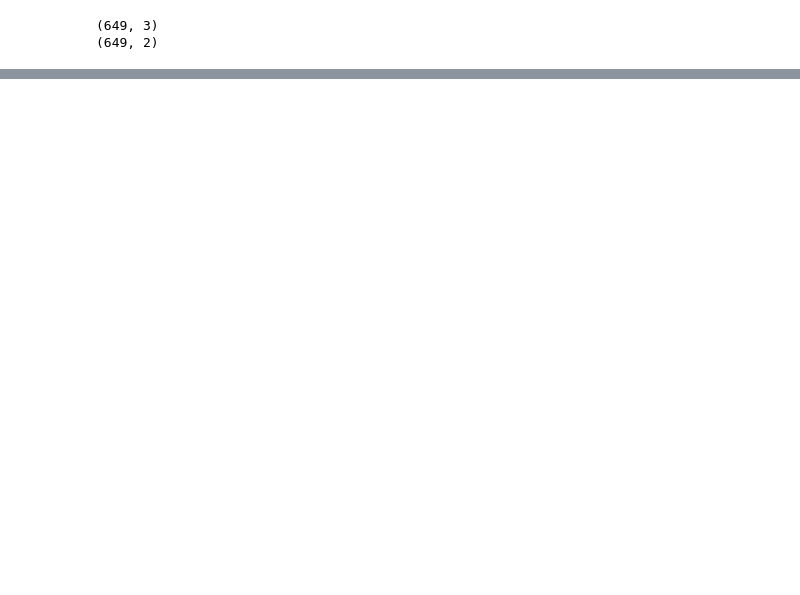
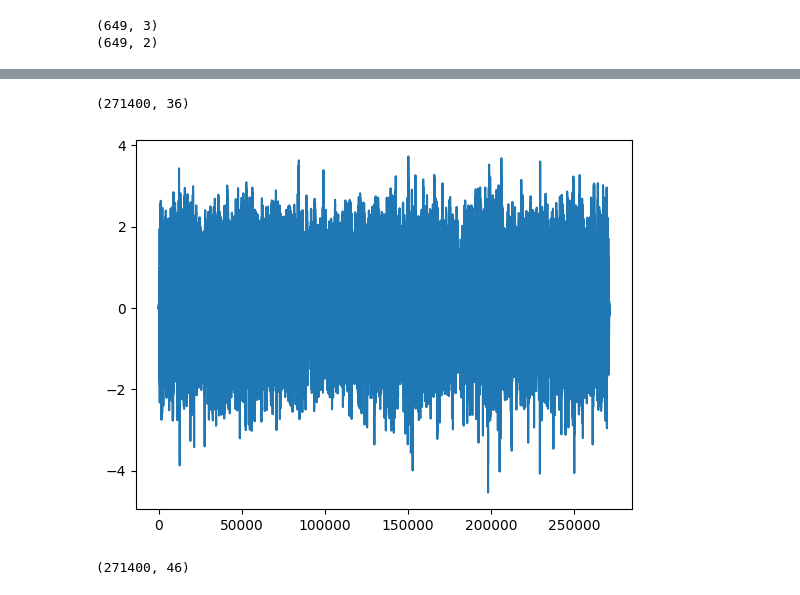
Before and after one commit to NoahWanless/SuperEeg-M467-project, a Jupyter notebook: tara_func_examples.ipynb, the cells around one changed output, grey strips where cells are left out. Drawn from its saved outputs; the diff is of its cells as text; code cells hidden in the pictures; blank space fills up the shorter version.

Commit message:
prediction function

```diff
--- a/tara_func_examples.ipynb
+++ b/tara_func_examples.ipynb
@@ -17,0 +27,2 @@ AttributeError: Module 'scipy' has no attribute 'cdist'
+# %%
+correlation_matrix = np.load("/Users/noahwanless/Desktop/Spring2026/M467/gitproject/SuperEeg-M467-project/correlation_matrix.npy")
@@ -17,0 +31,22 @@ AttributeError: Module 'scipy' has no attribute 'cdist'
+# %%
+def single_patient_prediction(patient,electrodestart,electrodeend,ecogs,correlation_matrix):
+    #this gets everything for this patient, the correlation of the observed and unobserved datapoints
+    Y = ecogs[patient] #gets this paitents data
+    row_means = np.mean(Y, axis=0, keepdims=True)
+    row_stds = np.std(Y, axis=0, keepdims=True)
+    Y_z_score = (Y - row_means) / row_stds #turns them into there z_score for each value in the data
+
+    K_patient = correlation_matrix[:,electrodestart:electrodeend+1] #this gets all the electrodes that the patient has with their own correlation and that of others
+    Kalpha_alpha = K_patient[electrodestart:electrodeend+1,:] #gets all the rows that the patient has observed data for
+    Kbeta_alpha = K_patient[electrodeend+1:,:] #get all rows the patient doestn have observed
+
+    Y_patient = Y_z_score[:,electrodestart:electrodeend+1] #gets all the z_score values from electrodes the patient we did observed
+    Y_true = Y_z_score[:,electrodeend:] #gets all the z_score values from electrodes the patient we didnt observed (for potential comparison later)
+
+    Yt = Y_patient.T #take the transpose of it
+    Kalpha_alpha_inv = np.linalg.inv(Kalpha_alpha)
+    pred = ((Kbeta_alpha@Kalpha_alpha_inv)@Yt).T #using formula from paper
+    return pred, Y_true #! NOTE: keep the 'Y_true' in the return if you want to use for comparision purposes with know things of the patient
+# %%
+pred,y_real = single_patient_prediction(0,0,10,ecogs,correlation_matrix)
+plt.plot(pred[:,0])
@@ -17,0 +56,10 @@ AttributeError: Module 'scipy' has no attribute 'cdist'
+# %%
+plt.plot(y_real[:,0])
+print(y_real.shape)
+# %% [output]
+(271400, 36)
+[figure, added]
+# %%
+ecogs[0].shape
+# %% [output]
+(271400, 46)
```
Also changed, not shown: parts of 16 cells of this notebook, 2 other files.
